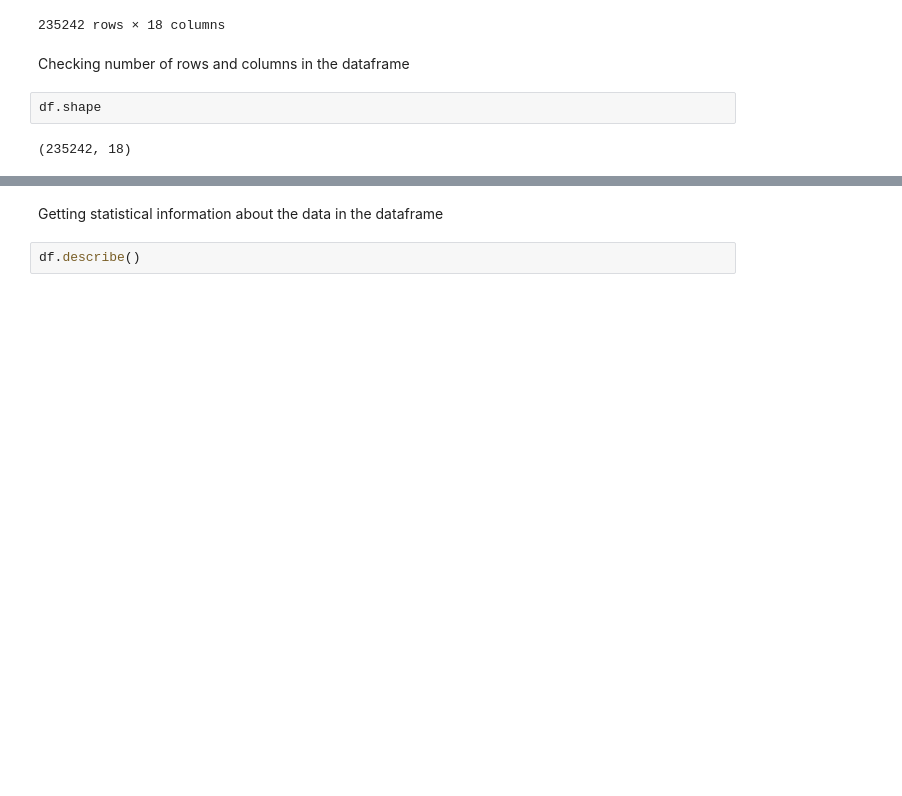
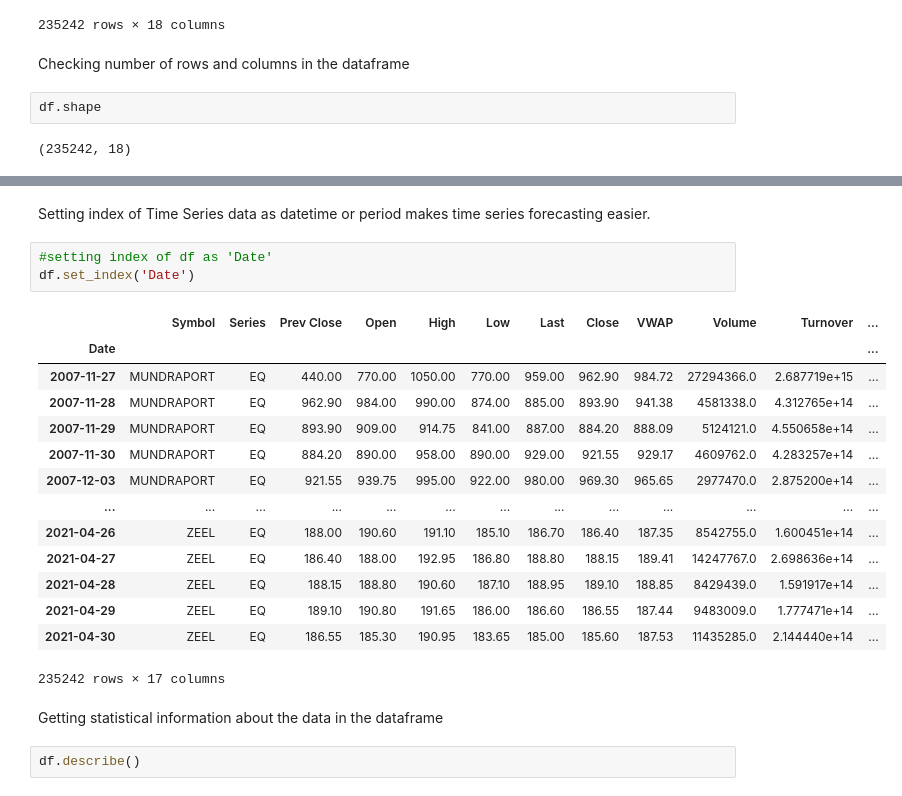
Before and after one commit to aana0308/NIFTY-Stock-Market-Prediction, a Jupyter notebook: notebooks/Stock Price Prediction.ipynb, the cells around one changed output, grey strips where cells are left out. Saved outputs shown, nothing was run; the diff lists cells and outputs as text; blank space fills up the shorter version.

```diff
--- a/notebooks/Stock Price Prediction.ipynb
+++ b/notebooks/Stock Price Prediction.ipynb
@@ -48,3 +97,23 @@ df.shape
+# %% [markdown]
+Setting index of Time Series data as datetime or period makes time series forecasting easier.
+# %%
+#setting index of df as 'Date'
+df.set_index('Date')
+# %% [output]
+|  | Symbol | Series | Prev Close | Open | High | Low | Last | Close | VWAP | Volume | Turnover | ... |
+| Date |  |  |  |  |  |  |  |  |  |  |  | ... |
+| 2007-11-27 | MUNDRAPORT | EQ | 440.00 | 770.00 | 1050.00 | 770.00 | 959.00 | 962.90 | 984.72 | 27294366.0 | 2.687719e+15 | ... |
+| 2007-11-28 | MUNDRAPORT | EQ | 962.90 | 984.00 | 990.00 | 874.00 | 885.00 | 893.90 | 941.38 | 4581338.0 | 4.312765e+14 | ... |
+| 2007-11-29 | MUNDRAPORT | EQ | 893.90 | 909.00 | 914.75 | 841.00 | 887.00 | 884.20 | 888.09 | 5124121.0 | 4.550658e+14 | ... |
+| 2007-11-30 | MUNDRAPORT | EQ | 884.20 | 890.00 | 958.00 | 890.00 | 929.00 | 921.55 | 929.17 | 4609762.0 | 4.283257e+14 | ... |
+| 2007-12-03 | MUNDRAPORT | EQ | 921.55 | 939.75 | 995.00 | 922.00 | 980.00 | 969.30 | 965.65 | 2977470.0 | 2.875200e+14 | ... |
+| ... | ... | ... | ... | ... | ... | ... | ... | ... | ... | ... | ... | ... |
+| 2021-04-26 | ZEEL | EQ | 188.00 | 190.60 | 191.10 | 185.10 | 186.70 | 186.40 | 187.35 | 8542755.0 | 1.600451e+14 | ... |
+| 2021-04-27 | ZEEL | EQ | 186.40 | 188.00 | 192.95 | 186.80 | 188.80 | 188.15 | 189.41 | 14247767.0 | 2.698636e+14 | ... |
+| 2021-04-28 | ZEEL | EQ | 188.15 | 188.80 | 190.60 | 187.10 | 188.95 | 189.10 | 188.85 | 8429439.0 | 1.591917e+14 | ... |
+| 2021-04-29 | ZEEL | EQ | 189.10 | 190.80 | 191.65 | 186.00 | 186.60 | 186.55 | 187.44 | 9483009.0 | 1.777471e+14 | ... |
+| 2021-04-30 | ZEEL | EQ | 186.55 | 185.30 | 190.95 | 183.65 | 185.00 | 185.60 | 187.53 | 11435285.0 | 2.144440e+14 | ... |
+235242 rows × 17 columns
 # %% [markdown]
 Getting statistical information about the data in the dataframe
 # %%
```
Also changed, not shown: parts of 27 cells of this notebook.
